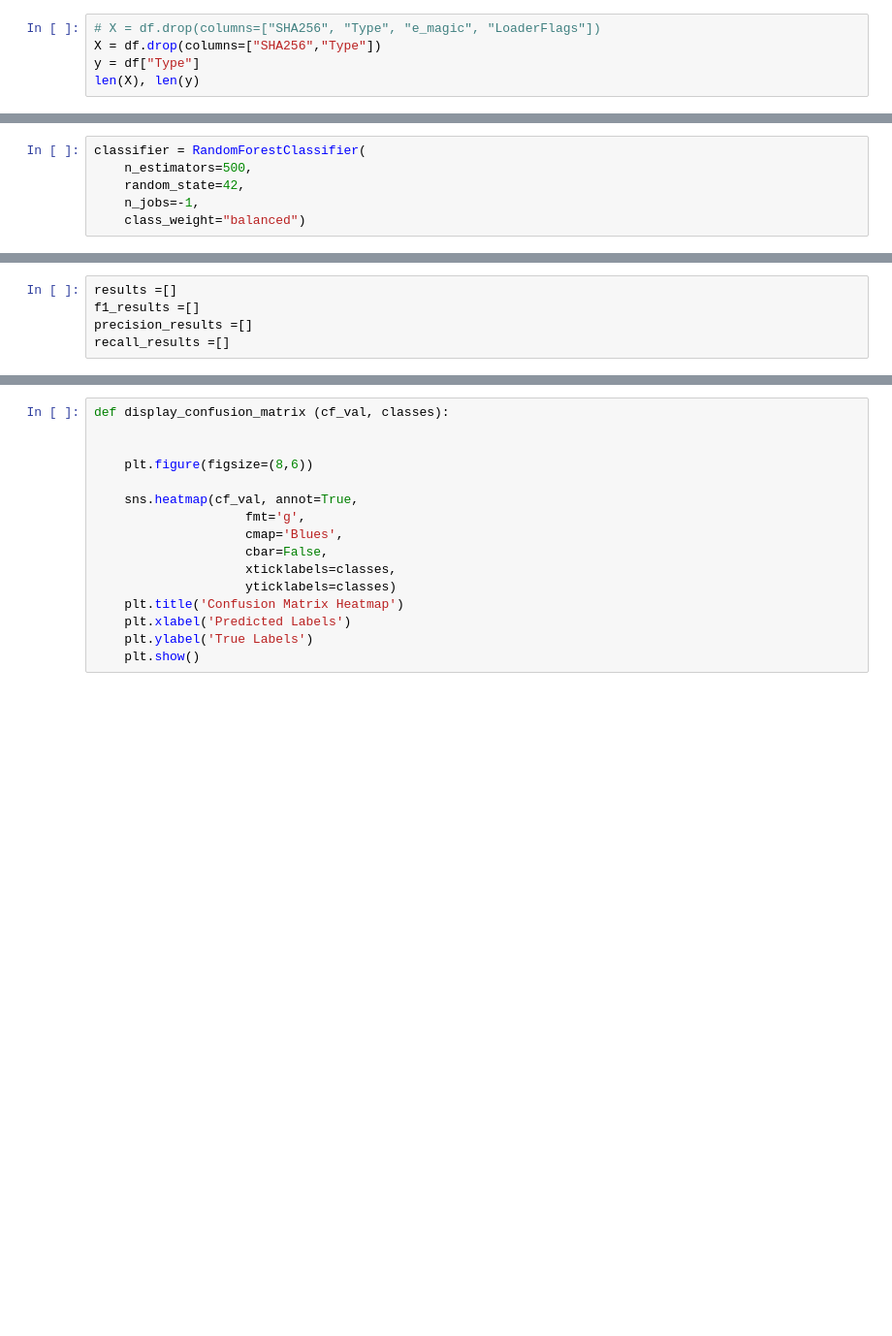
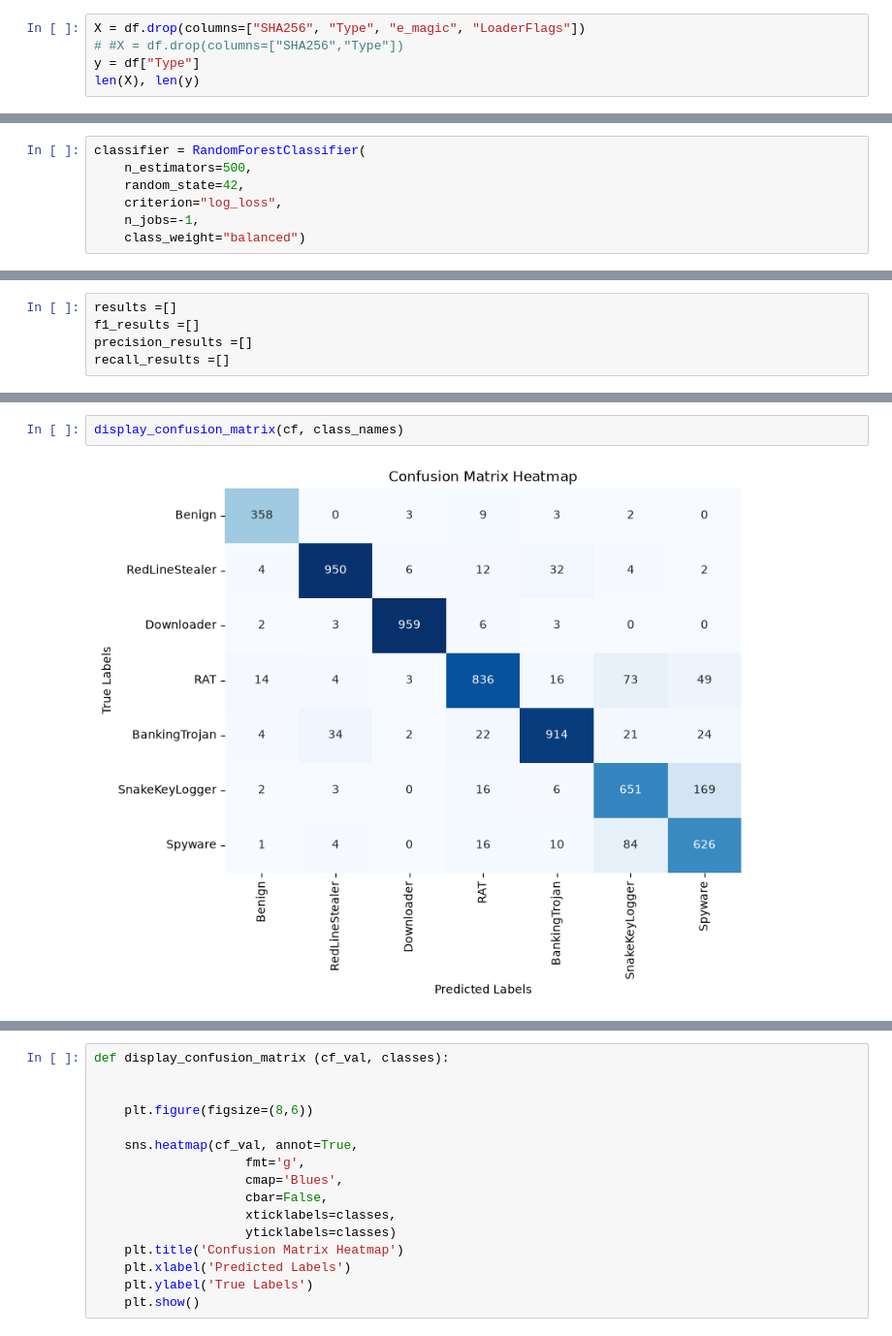
Before and after one commit to blastvious/Learning-Background-Knowledge-, a Jupyter notebook: Mini_project/ML_Project_malware/Malware_detection.ipynb, the cells around one changed output, grey strips where cells are left out. Shown at 97% size. Cells and saved outputs as stored; diff of their text form; blank space fills up the shorter version.

```diff
--- a/Mini_project/ML_Project_malware/Malware_detection.ipynb
+++ b/Mini_project/ML_Project_malware/Malware_detection.ipynb
@@ -147,8 +193,8 @@ from sklearn.ensemble import RandomForestClassifier
 * `e_magic`: The sample from *e_magic*'s column has the same value. It does not help model distinguish by malware
 * `LoaderFlags`: This also the same case `e_magic`
 # %%
-# X = df.drop(columns=["SHA256", "Type", "e_magic", "LoaderFlags"])
-X = df.drop(columns=["SHA256","Type"])
+X = df.drop(columns=["SHA256", "Type", "e_magic", "LoaderFlags"])
+# #X = df.drop(columns=["SHA256","Type"])
 y = df["Type"]
 len(X), len(y)
 # %% [output]
@@ -176,6 +222,7 @@ Random Forest is an ensemble machine learning algorithm that builds multiple dec
 classifier = RandomForestClassifier(
 	n_estimators=500,
 	random_state=42,
+	criterion="log_loss",
 	n_jobs=-1,
 	class_weight="balanced")
 # %%
@@ -233,0 +281,4 @@ Recall   : 0.8914
+# %%
+display_confusion_matrix(cf, class_names)
+# %% [output]
+[figure, added]
```
Also changed, not shown: parts of 23 cells of this notebook, 5 other files.
